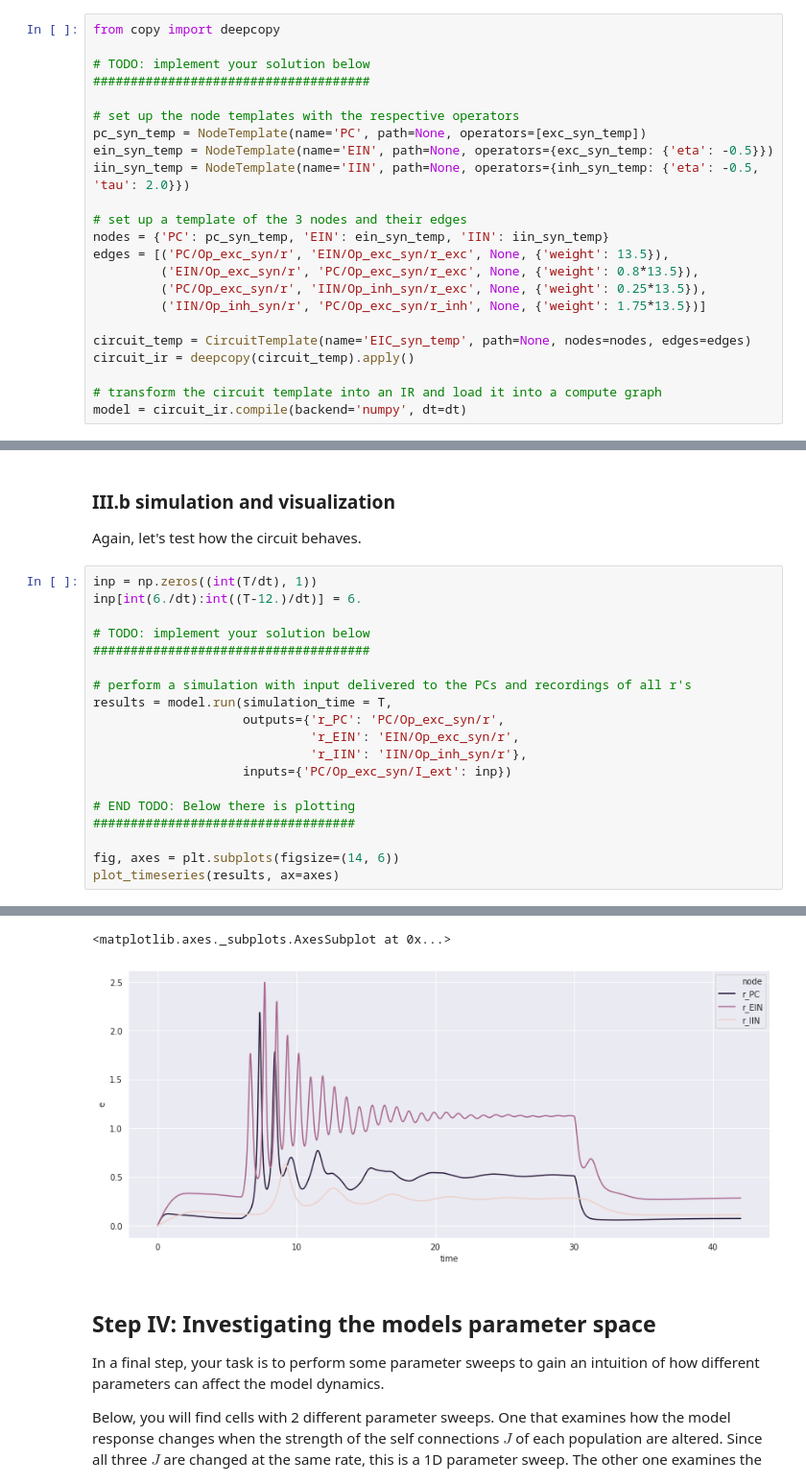
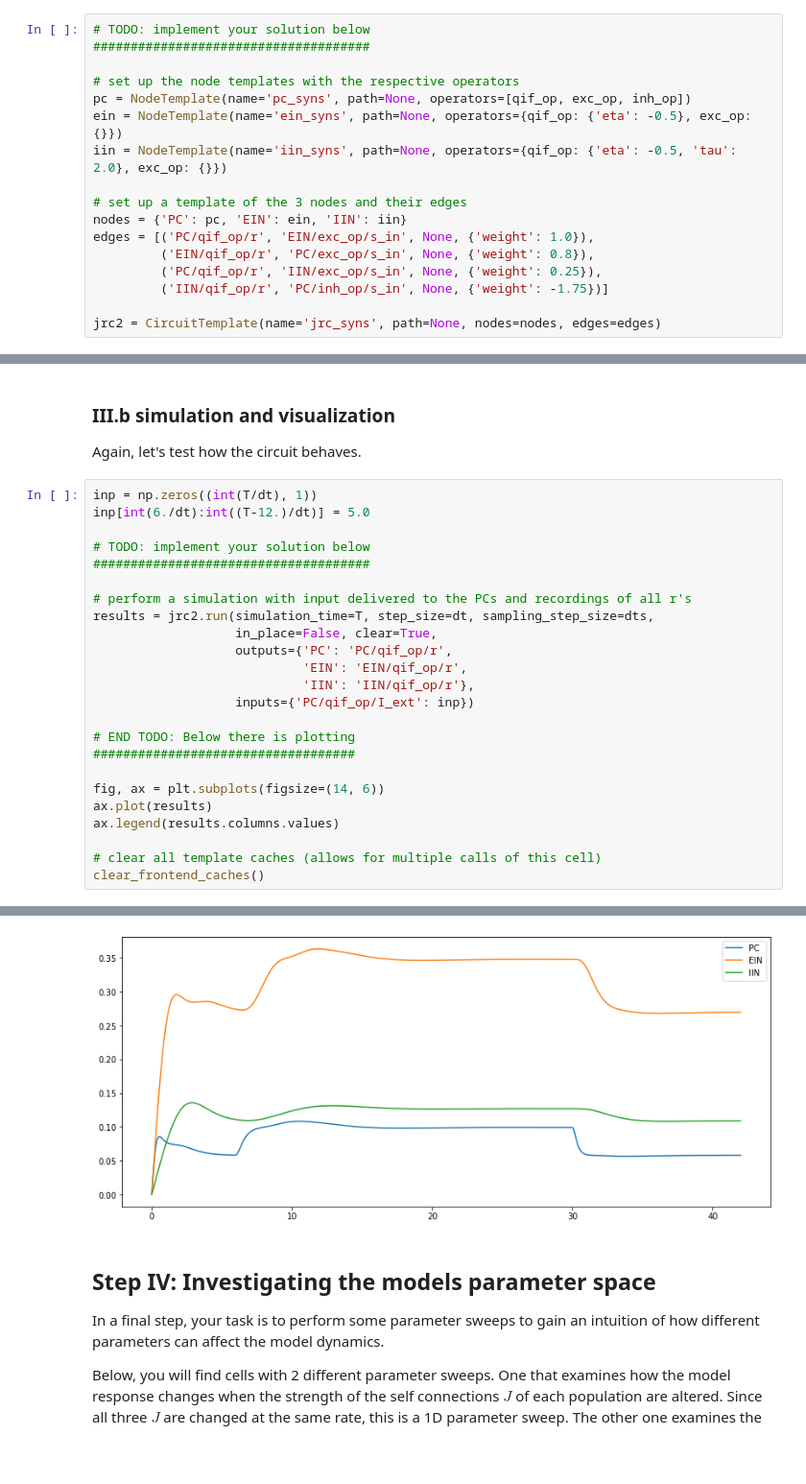
Before and after one commit to pyrates-neuroscience/PyRates, a Jupyter notebook: documentation/Solution_Build_Cortical_Microcircuit.ipynb, the cells around one changed output, grey strips where cells are left out. Shown: that part at 96% size. Saved outputs shown, nothing was run; the diff lists cells and outputs as text; blank space fills up the shorter version.

```diff
--- a/documentation/Solution_Build_Cortical_Microcircuit.ipynb
+++ b/documentation/Solution_Build_Cortical_Microcircuit.ipynb
@@ -234,25 +231,19 @@ inh_syn_temp = OperatorTemplate(name='Op_inh_syn', path=None, equations=inh_syn,
 # %% [markdown]
 And now, let's rebuild the circuit from Step II based on the new operators.
 # %%
-from copy import deepcopy
-
 # TODO: implement your solution below
 #####################################
 
 # set up the node templates with the respective operators
-pc_syn_temp = NodeTemplate(name='PC', path=None, operators=[exc_syn_temp])
-ein_syn_temp = NodeTemplate(name='EIN', path=None, operators={exc_syn_temp: {'eta': -0.5}})
-iin_syn_temp = NodeTemplate(name='IIN', path=None, operators={inh_syn_temp: {'eta': -0.5, 'tau': 2.0}})
+pc = NodeTemplate(name='pc_syns', path=None, operators=[qif_op, exc_op, inh_op])
+ein = NodeTemplate(name='ein_syns', path=None, operators={qif_op: {'eta': -0.5}, exc_op: {}})
+iin = NodeTemplate(name='iin_syns', path=None, operators={qif_op: {'eta': -0.5, 'tau': 2.0}, exc_op: {}})
 
 # set up a template of the 3 nodes and their edges
-nodes = {'PC': pc_syn_temp, 'EIN': ein_syn_temp, 'IIN': iin_syn_temp}
-edges = [('PC/Op_exc_syn/r', 'EIN/Op_exc_syn/r_exc', None, {'weight': 13.5}),
-         ('EIN/Op_exc_syn/r', 'PC/Op_exc_syn/r_exc', None, {'weight': 0.8*13.5}),
-         ('PC/Op_exc_syn/r', 'IIN/Op_inh_syn/r_exc', None, {'weight': 0.25*13.5}),
-         ('IIN/Op_inh_syn/r', 'PC/Op_exc_syn/r_inh', None, {'weight': 1.75*13.5})]
+nodes = {'PC': pc, 'EIN': ein, 'IIN': iin}
+edges = [('PC/qif_op/r', 'EIN/exc_op/s_in', None, {'weight': 1.0}),
+         ('EIN/qif_op/r', 'PC/exc_op/s_in', None, {'weight': 0.8}),
+         ('PC/qif_op/r', 'IIN/exc_op/s_in', None, {'weight': 0.25}),
+         ('IIN/qif_op/r', 'PC/inh_op/s_in', None, {'weight': -1.75})]
 
-circuit_temp = CircuitTemplate(name='EIC_syn_temp', path=None, nodes=nodes, edges=edges)
-circuit_ir = deepcopy(circuit_temp).apply()
-
-# transform the circuit template into an IR and load it into a compute graph
-model = circuit_ir.compile(backend='numpy', dt=dt)
+jrc2 = CircuitTemplate(name='jrc_syns', path=None, nodes=nodes, edges=edges)
@@ -264,21 +253,26 @@ building the compute graph...
 Again, let's test how the circuit behaves.
 # %%
 inp = np.zeros((int(T/dt), 1))
-inp[int(6./dt):int((T-12.)/dt)] = 6.
+inp[int(6./dt):int((T-12.)/dt)] = 5.0
 
 # TODO: implement your solution below
 #####################################
 
 # perform a simulation with input delivered to the PCs and recordings of all r's
-results = model.run(simulation_time = T,
-                    outputs={'r_PC': 'PC/Op_exc_syn/r',
-                             'r_EIN': 'EIN/Op_exc_syn/r',
-                             'r_IIN': 'IIN/Op_inh_syn/r'},
-                    inputs={'PC/Op_exc_syn/I_ext': inp})
+results = jrc2.run(simulation_time=T, step_size=dt, sampling_step_size=dts,
+                   in_place=False, clear=True,
+                   outputs={'PC': 'PC/qif_op/r',
+                            'EIN': 'EIN/qif_op/r',
+                            'IIN': 'IIN/qif_op/r'},
+                   inputs={'PC/qif_op/I_ext': inp})
 
 # END TODO: Below there is plotting
 ###################################
 
-fig, axes = plt.subplots(figsize=(14, 6))
-plot_timeseries(results, ax=axes)
+fig, ax = plt.subplots(figsize=(14, 6))
+ax.plot(results)
+ax.legend(results.columns.values)
+
+# clear all template caches (allows for multiple calls of this cell)
+clear_frontend_caches()
 # %% [output]
@@ -288,5 +295,4 @@ finished!
-<matplotlib.axes._subplots.AxesSubplot at 0x...>
-[figure, old version]
+[figure, new version]
 # %% [markdown]
 ## Step IV: Investigating the models parameter space
 
```
Also changed, not shown: parts of 20 cells of this notebook, 23 other files.
